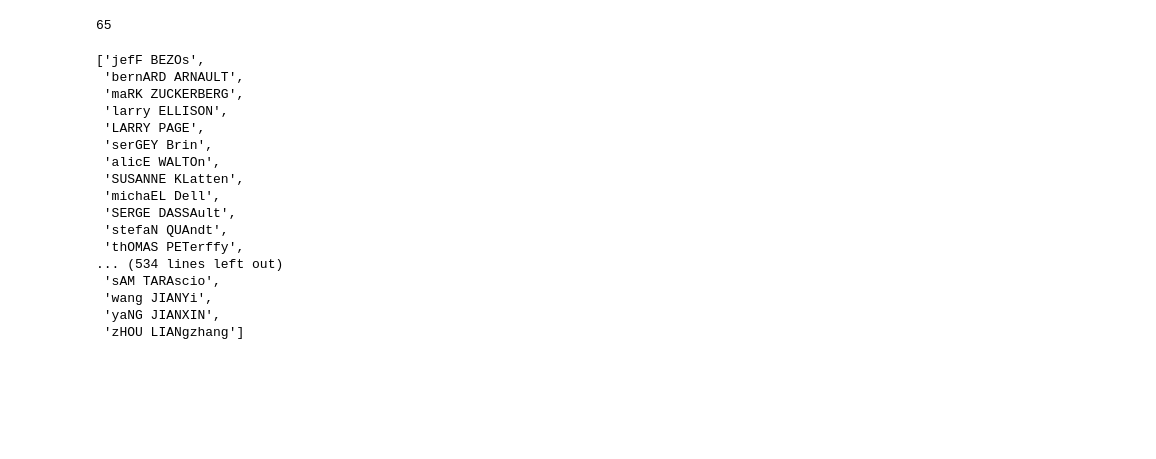
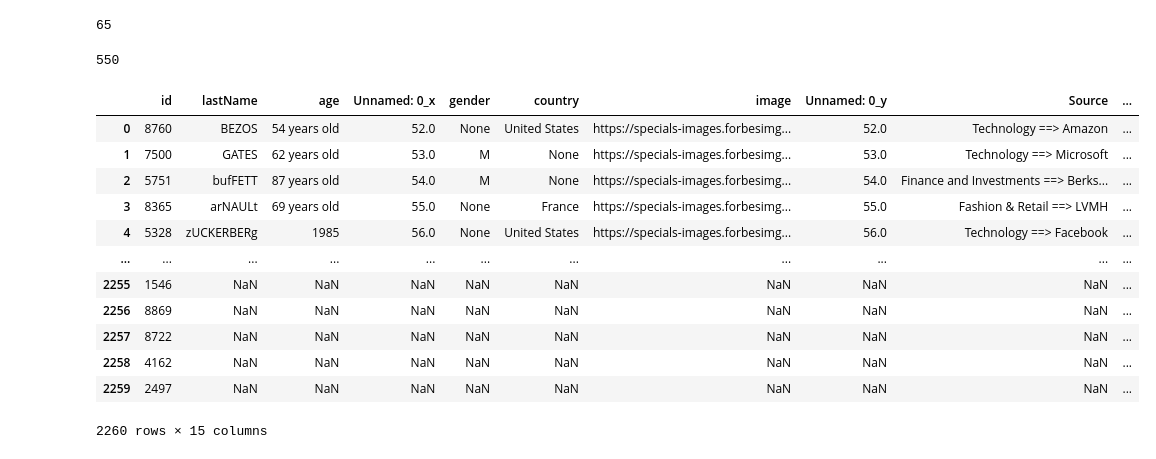
Before and after one commit to Juliaroch/Ironhack-Module-1-Project---Pipelines-Julia-Roch-, a Jupyter notebook: notebooks/Untitled.ipynb, the cells around one changed output. Drawn from its saved outputs; the diff is of its cells as text; code cells hidden in the pictures; blank space fills up the shorter version.

```diff
--- a/notebooks/Untitled.ipynb
+++ b/notebooks/Untitled.ipynb
@@ -293,22 +293,30 @@ df_merged['gender'].isnull().sum()
 # %% [output]
 65
 # %%
-df_merged.loc[df_merged['gender'] == 'None', 'name'].tolist()
+None_gender_list = df_merged.loc[df_merged['gender'] == 'None', 'name'].tolist()
+len(None_gender_list)
 # %% [output]
-['jefF BEZOs',
- 'bernARD ARNAULT',
- 'maRK ZUCKERBERG',
- 'larry ELLISON',
- 'LARRY PAGE',
- 'serGEY Brin',
- 'alicE WALTOn',
- 'SUSANNE KLatten',
- 'michaEL Dell',
- 'SERGE DASSAult',
- 'stefaN QUAndt',
- 'thOMAS PETerffy',
-... (534 lines left out)
- 'sAM TARAscio',
- 'wang JIANYi',
- 'yaNG JIANXIN',
- 'zHOU LIANgzhang']
+550
+# %%
+df_merged.rename(columns={'worth':'worth (in BUSD)','worthChange':'worthChange (in millions USD)'}, inplace=True)
+# %%
+df_merged['worth (in BUSD)']=df_merged['worth (in BUSD)'].str.replace(r'\s+BUSD', '')
+
+df_merged['worthChange (in millions USD)']=df_merged['worthChange (in millions USD)'].str.replace(r'\s+millions USD', '')
+# %%
+display(df_merged)
+#I have already changed eliminated the unit value that was in every row from the 2 columns, now I'll put those columns as float
+# %% [output]
+|  | id | lastName | age | Unnamed: 0_x | gender | country | image | Unnamed: 0_y | Source | ... |
+| 0 | 8760 | BEZOS | 54 years old | 52.0 | None | United States | https://specials-images.forbesimg... | 52.0 | Technology ==> Amazon | ... |
+| 1 | 7500 | GATES | 62 years old | 53.0 | M | None | https://specials-images.forbesimg... | 53.0 | Technology ==> Microsoft | ... |
+| 2 | 5751 | bufFETT | 87 years old | 54.0 | M | None | https://specials-images.forbesimg... | 54.0 | Finance and Investments ==> Berks... | ... |
+| 3 | 8365 | arNAULt | 69 years old | 55.0 | None | France | https://specials-images.forbesimg... | 55.0 | Fashion & Retail ==> LVMH | ... |
+| 4 | 5328 | zUCKERBERg | 1985 | 56.0 | None | United States | https://specials-images.forbesimg... | 56.0 | Technology ==> Facebook | ... |
+| ... | ... | ... | ... | ... | ... | ... | ... | ... | ... | ... |
+| 2255 | 1546 | NaN | NaN | NaN | NaN | NaN | NaN | NaN | NaN | ... |
+| 2256 | 8869 | NaN | NaN | NaN | NaN | NaN | NaN | NaN | NaN | ... |
+| 2257 | 8722 | NaN | NaN | NaN | NaN | NaN | NaN | NaN | NaN | ... |
+| 2258 | 4162 | NaN | NaN | NaN | NaN | NaN | NaN | NaN | NaN | ... |
+| 2259 | 2497 | NaN | NaN | NaN | NaN | NaN | NaN | NaN | NaN | ... |
+2260 rows × 15 columns
```
Also changed, not shown: parts of 4 cells of this notebook.
